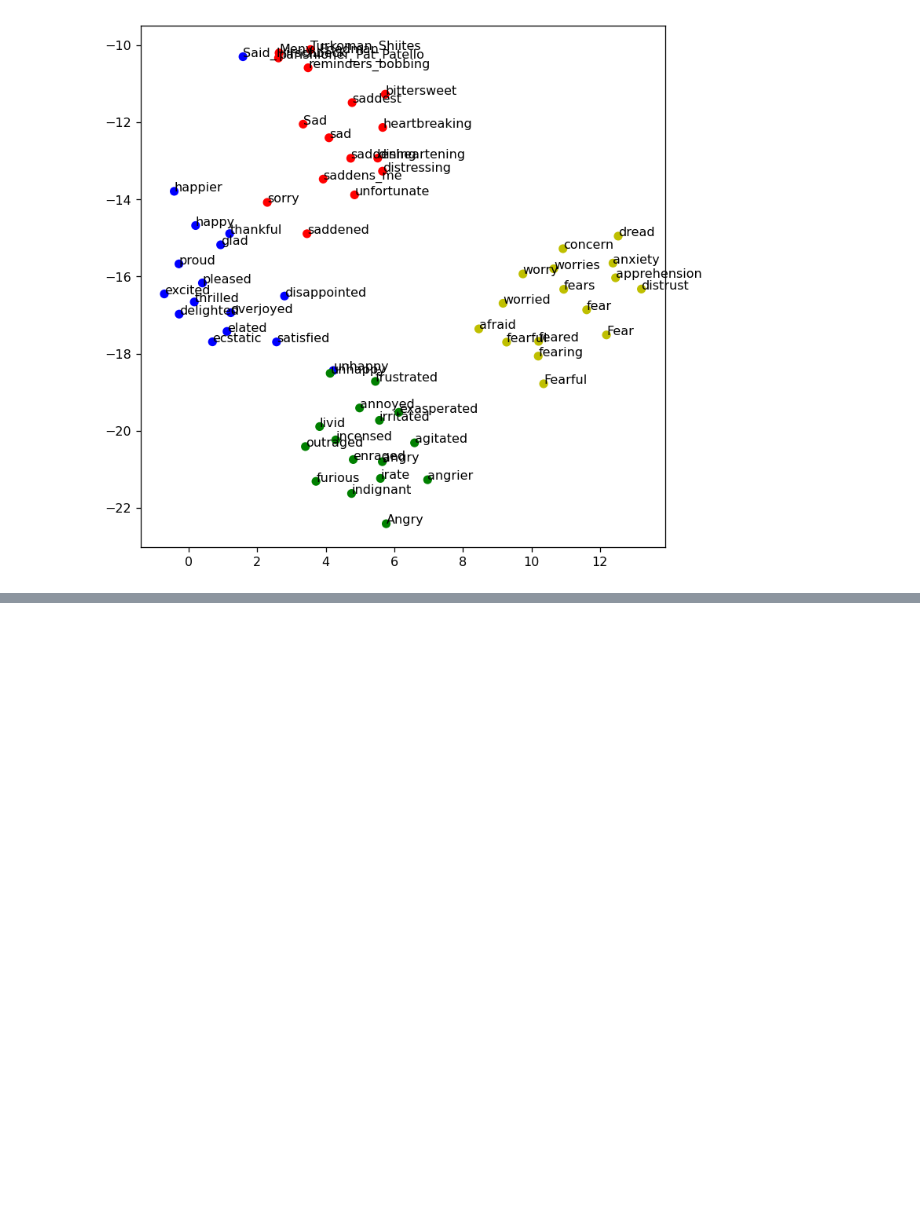
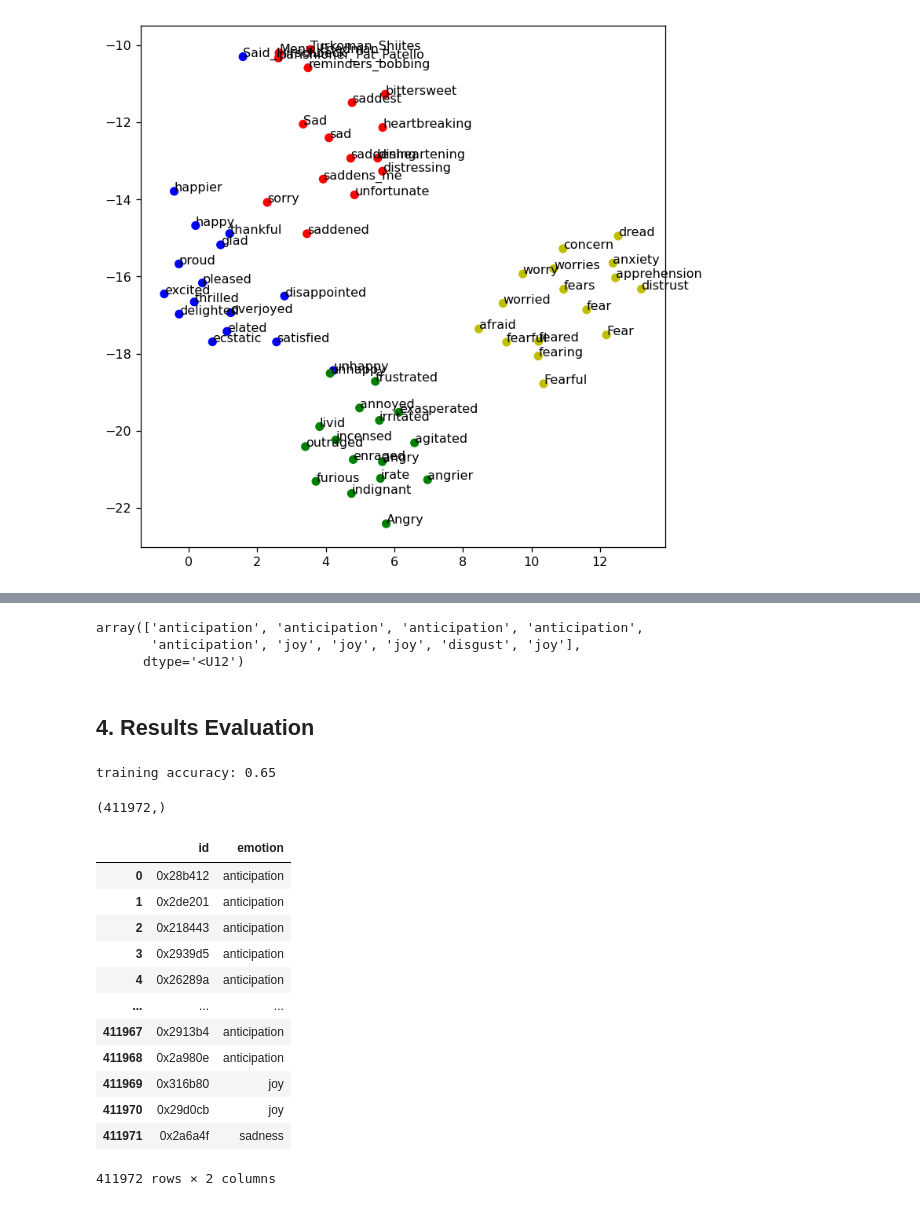
Before and after one commit to willhpkns/DM2022-Lab2-Homework, a Jupyter notebook: DM2022-Lab2-Homework.ipynb, the cells around one changed output, grey strips where cells are left out. Saved outputs shown, nothing was run; the diff lists cells and outputs as text; code cells hidden in the pictures; blank space fills up the shorter version.

```diff
--- a/DM2022-Lab2-Homework.ipynb
+++ b/DM2022-Lab2-Homework.ipynb
@@ -1308,0 +1515,64 @@ plt.show()
+# %%
+# Answer here
+from sklearn.naive_bayes import MultinomialNB
+
+## build NB model
+NB_model = MultinomialNB()
+## training!
+NB_model = NB_model.fit(X_train, y_train)
+
+## predict!
+# y_train_pred = NB_model.predict(X_train)
+y_test_pred = NB_model.predict(X_test)
+
+## so we get the pred result
+y_test_pred[:10]
+# %% [output]
+array(['anticipation', 'anticipation', 'anticipation', 'anticipation',
+       'anticipation', 'joy', 'joy', 'joy', 'disgust', 'joy'],
+      dtype='<U12')
+# %% [markdown]
+## 4. Results Evaluation
+# %%
+## accuracy
+from sklearn.metrics import accuracy_score
+
+acc_train = accuracy_score(y_true=y_train, y_pred=y_train_pred)
+
+
+print('training accuracy: {}'.format(round(acc_train, 2)))
+# %% [output]
+training accuracy: 0.65
+# %%
+#debugging why my matrix was wrong
+test_id = test_filter.id
+# test_id
+y_test_pred.shape
+# %% [output]
+(411972,)
+# %%
+# test_id
+test_id = np.array(test_id)
+y_test_pred = np.array(y_test_pred)
+#making it into a list
+dataset = pd.DataFrame({'y_test_pred':y_test_pred, 'test_id': list(test_id)}, columns=['y_test_pred', 'test_id'])
+# %%
+#making sure the form factor is correct
+dataset.columns = ['emotion', 'id']
+new_dataset = dataset[['id', 'emotion']]
+# %%
+new_dataset
+# %% [output]
+|  | id | emotion |
+| 0 | 0x28b412 | anticipation |
+| 1 | 0x2de201 | anticipation |
+| 2 | 0x218443 | anticipation |
+| 3 | 0x2939d5 | anticipation |
+| 4 | 0x26289a | anticipation |
+| ... | ... | ... |
+| 411967 | 0x2913b4 | anticipation |
+| 411968 | 0x2a980e | anticipation |
+| 411969 | 0x316b80 | joy |
+| 411970 | 0x29d0cb | joy |
+| 411971 | 0x2a6a4f | sadness |
+411972 rows × 2 columns
```
Also changed, not shown: parts of 23 cells of this notebook.
